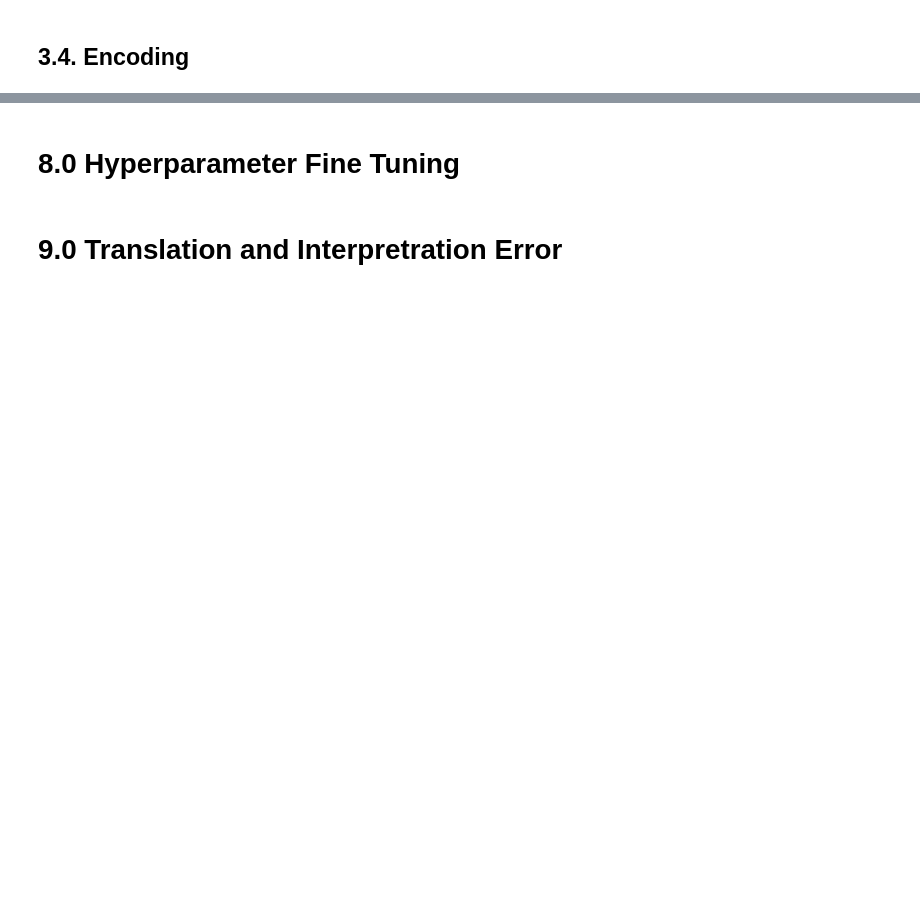
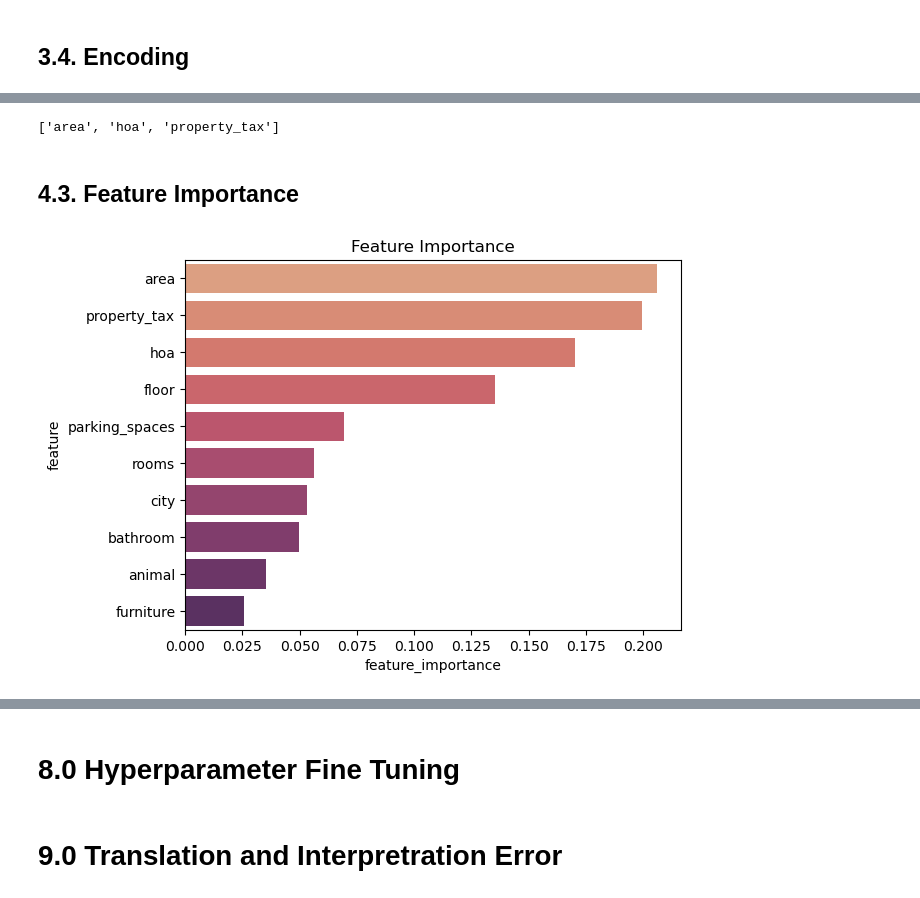
Before and after one commit to math-prog/house_predict, a Jupyter notebook: notebooks/1.0.mso.house_predict.ipynb, the cells around one changed output, grey strips where cells are left out. Saved outputs shown, nothing was run; the diff lists cells and outputs as text; code cells hidden in the pictures; blank space fills up the shorter version.

```diff
--- a/notebooks/1.0.mso.house_predict.ipynb
+++ b/notebooks/1.0.mso.house_predict.ipynb
@@ -402 +403,6 @@ X_test['animal'] = X_test['animal'].apply(lambda x: 0 if  x == 'not acept' else
+# %%
+X_train = pd.read_csv('../data/processed/X_train.csv', sep = ",")
+X_test = pd.read_csv("../data/processed/y_test.csv", sep = ',')
+y_train = pd.read_csv("../data/processed/y_train.csv", sep = ",")
+y_test = pd.read_csv("../data/processed/y_test.csv", sep = ",")
 # %% [markdown]
@@ -403,0 +446,4 @@ X_test['animal'] = X_test['animal'].apply(lambda x: 0 if  x == 'not acept' else
+# %%
+cols_selected
+# %% [output]
+['area', 'hoa', 'property_tax']
@@ -403,0 +452,17 @@ X_test['animal'] = X_test['animal'].apply(lambda x: 0 if  x == 'not acept' else
+# %% [markdown]
+## 4.3. Feature Importance
+# %%
+rf = RandomForestClassifier()
+rf.fit(X_train, y_train)
+importance = rf.feature_importances_
+# %%
+for i,v in enumerate(importance):
+    ('Feature: %0d, Score: %.5f' % (i,v))
+
+# plot feature importance
+feature_importance = pd.DataFrame({'feature':X_train.columns,
+                                  'feature_importance':importance}).sort_values('feature_importance', ascending=False).reset_index()
+
+sns.barplot(x='feature_importance', y='feature', data=feature_importance, orient='h', palette='flare').set_title('Feature Importance');
+# %% [output]
+[figure, added]
```
Also changed, not shown: parts of 19 cells of this notebook, 5 other files.
